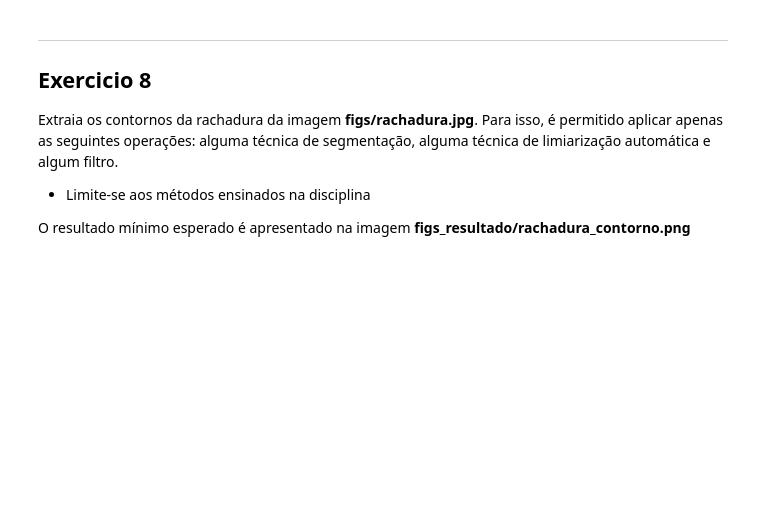
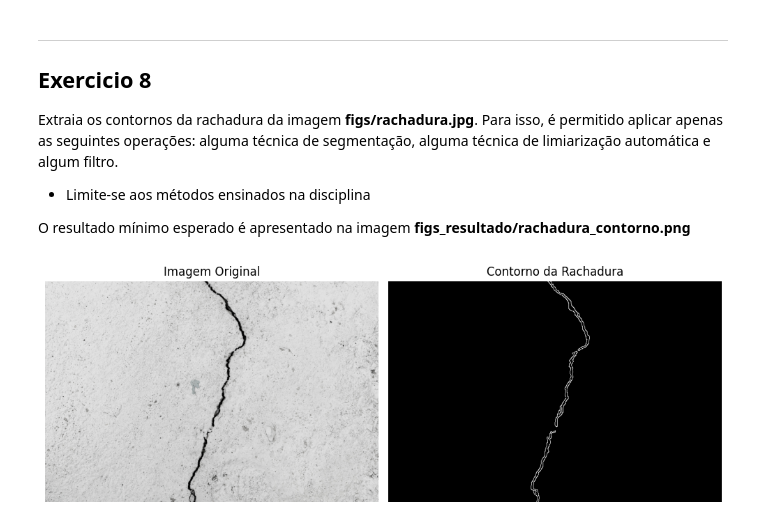
Before and after one commit to conradosetti/AC2processamento-imagens, a Jupyter notebook: 2024S1_PDI_AC2.ipynb, the cells around one changed output. Drawn from its saved outputs; the diff is of its cells as text; code cells hidden in the pictures; blank space fills up the shorter version.

```diff
--- a/2024S1_PDI_AC2.ipynb
+++ b/2024S1_PDI_AC2.ipynb
@@ -327,3 +327,40 @@ Extraia os contornos da rachadura da imagem **figs/rachadura.jpg**. Para isso,
  - Limite-se aos métodos ensinados na disciplina
 
 O resultado mínimo esperado é apresentado na imagem **figs_resultado/rachadura_contorno.png**
+# %%
+def canny(img):
+
+  img = img.copy()
+
+  imgGray = cv2.cvtColor( img, cv2.COLOR_BGR2GRAY )
+
+  ksize = 3
+  imgGauss = cv2.GaussianBlur( imgGray,
+                          ksize = (ksize,ksize),
+                          sigmaX = 1)
+
+  imgCanny = cv2.Canny( imgGauss, threshold1 = 100,
+                        threshold2 = 650)
+
+  return imgCanny
+
+imagem = cv2.imread(pathFigs + "rachadura.jpg")
+
+imagem_contorno = canny(imagem)
+
+plt.figure(figsize=(10, 5))
+
+plt.subplot(1, 2, 1)
+plt.title('Imagem Original')
+plt.imshow(cv2.cvtColor(imagem, cv2.COLOR_BGR2RGB))
+plt.axis('off')
+
+plt.subplot(1, 2, 2)
+plt.title('Contorno da Rachadura')
+plt.imshow(imagem_contorno, cmap='gray')
+plt.axis('off')
+
+plt.tight_layout()
+plt.show()
+# %% [output]
+[figure, added]
```
